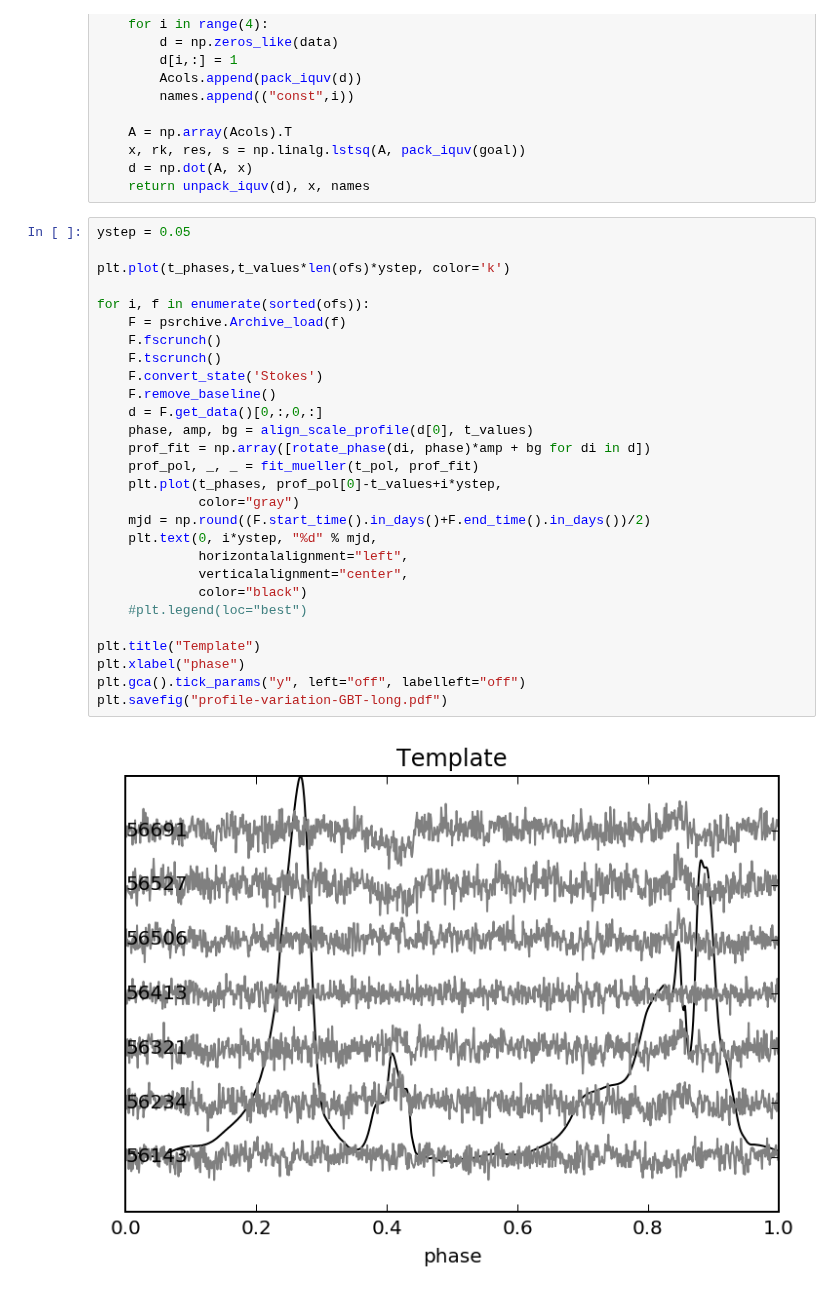
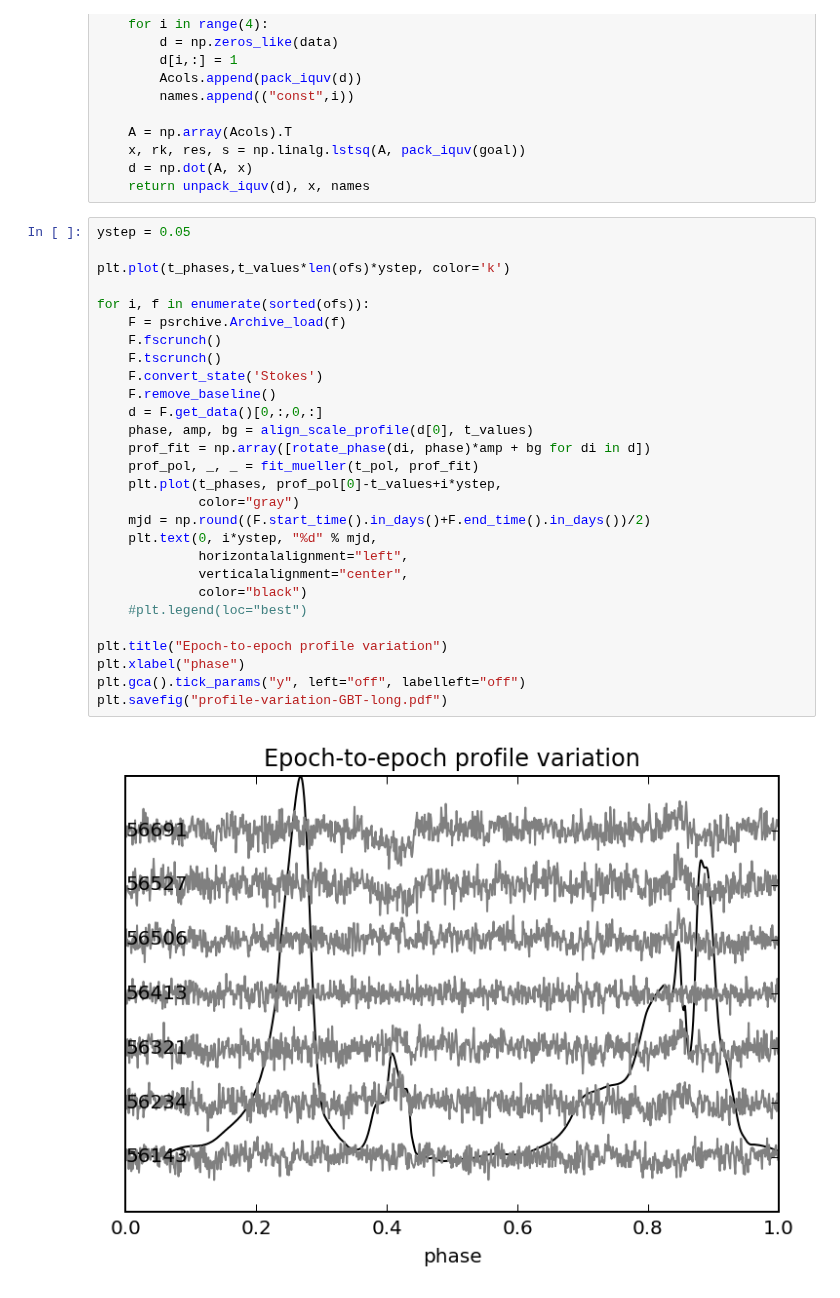
Before and after one commit to aarchiba/triplesystem, a Jupyter notebook: processing/accumulate-profile.ipynb, the cells around one changed output. Cells and saved outputs as stored; diff of their text form.

```diff
--- a/processing/accumulate-profile.ipynb
+++ b/processing/accumulate-profile.ipynb
@@ -122,30 +122,30 @@ def fit_mueller(goal, data):
 # %%
 ystep = 0.05
 
 plt.plot(t_phases,t_values*len(ofs)*ystep, color='k')
 
 for i, f in enumerate(sorted(ofs)):
     F = psrchive.Archive_load(f)
     F.fscrunch()
     F.tscrunch()
     F.convert_state('Stokes')
     F.remove_baseline()
     d = F.get_data()[0,:,0,:]
     phase, amp, bg = align_scale_profile(d[0], t_values)
     prof_fit = np.array([rotate_phase(di, phase)*amp + bg for di in d])
     prof_pol, _, _ = fit_mueller(t_pol, prof_fit)
     plt.plot(t_phases, prof_pol[0]-t_values+i*ystep,
              color="gray")
     mjd = np.round((F.start_time().in_days()+F.end_time().in_days())/2)
     plt.text(0, i*ystep, "%d" % mjd,
              horizontalalignment="left",
              verticalalignment="center",
              color="black")
     #plt.legend(loc="best")
 
-plt.title("Template")
+plt.title("Epoch-to-epoch profile variation")
 plt.xlabel("phase")
 plt.gca().tick_params("y", left="off", labelleft="off")
 plt.savefig("profile-variation-GBT-long.pdf")
 # %% [output]
-[figure, old version]
+[figure, new version]
```
Also changed, not shown: parts of 1 cell of this notebook, 5 other files.
